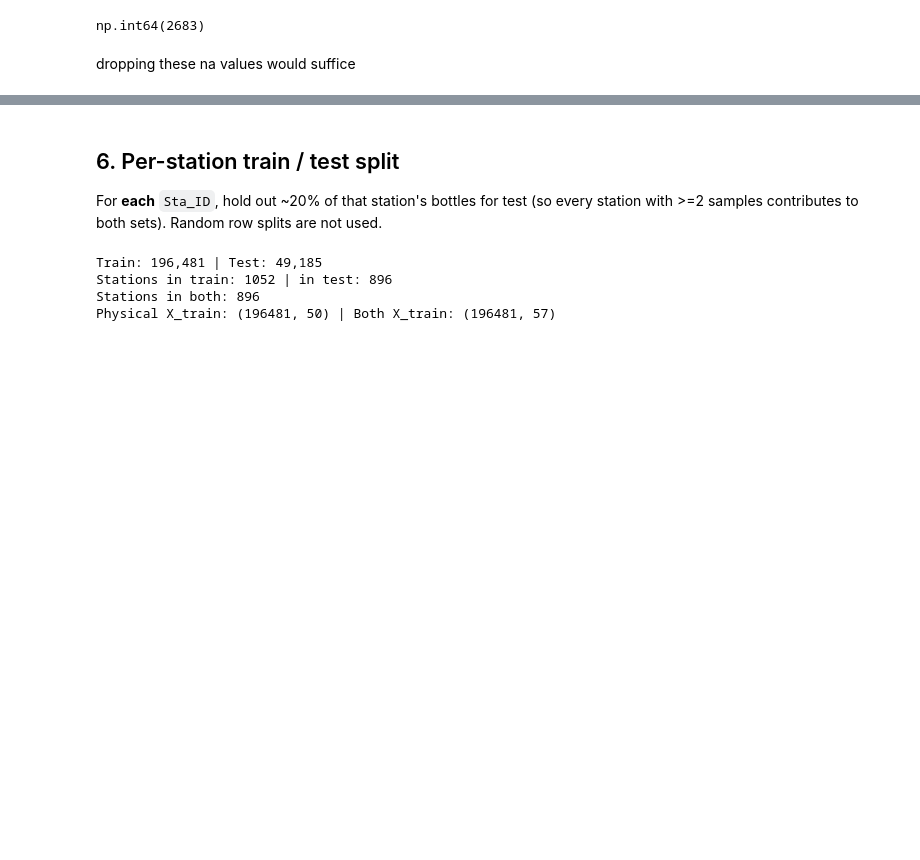
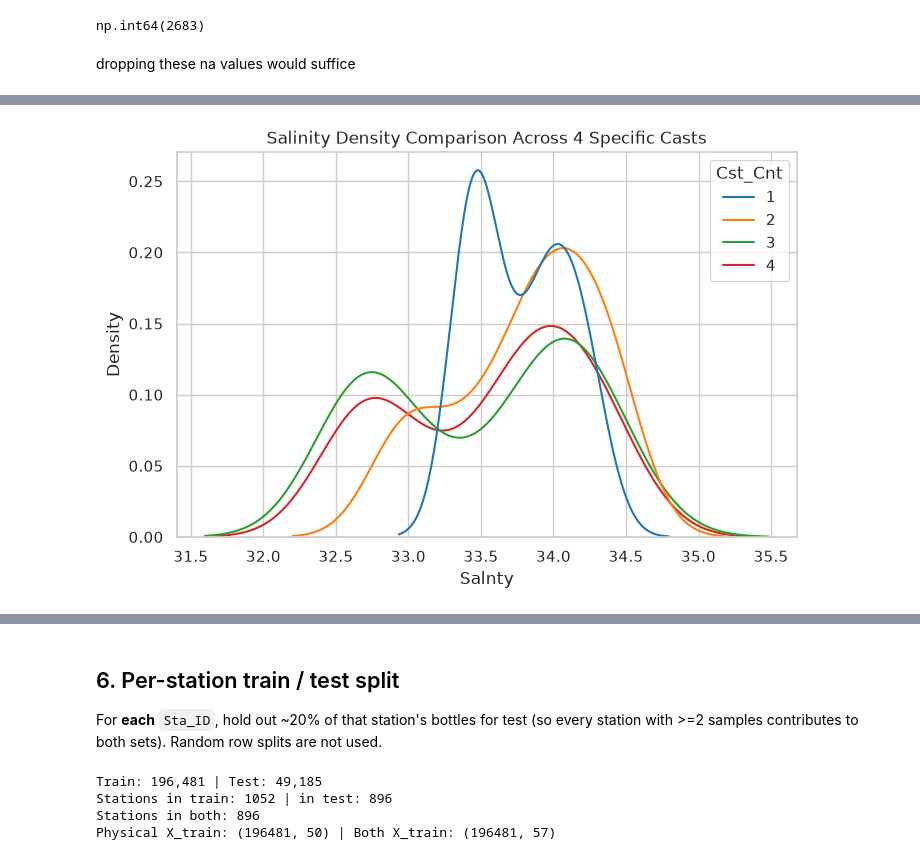
Before and after one commit to beppvis/23CSE301-Machine-Learning-Project, a Jupyter notebook: notebooks/regression_towards_chlora.ipynb, the cells around one changed output, grey strips where cells are left out. Cells and saved outputs as stored; diff of their text form; code cells hidden in the pictures; blank space fills up the shorter version.

Commit message:
more modification to filling in data

```diff
--- a/notebooks/regression_towards_chlora.ipynb
+++ b/notebooks/regression_towards_chlora.ipynb
@@ -539,0 +556,11 @@ plt.show()
+# %%
+# Select 4 specific casts
+selected_casts = df['Cst_Cnt'].unique()[:4]
+subset = df[df['Cst_Cnt'].isin(selected_casts)]
+
+plt.figure(figsize=(8, 5))
+sns.kdeplot(data=subset, x="Salnty", hue="Cst_Cnt", palette="tab10")
+plt.title("Salinity Density Comparison Across 4 Specific Casts")
+plt.show()
+# %% [output]
+[figure, added]
```
Also changed, not shown: parts of 21 cells of this notebook.
